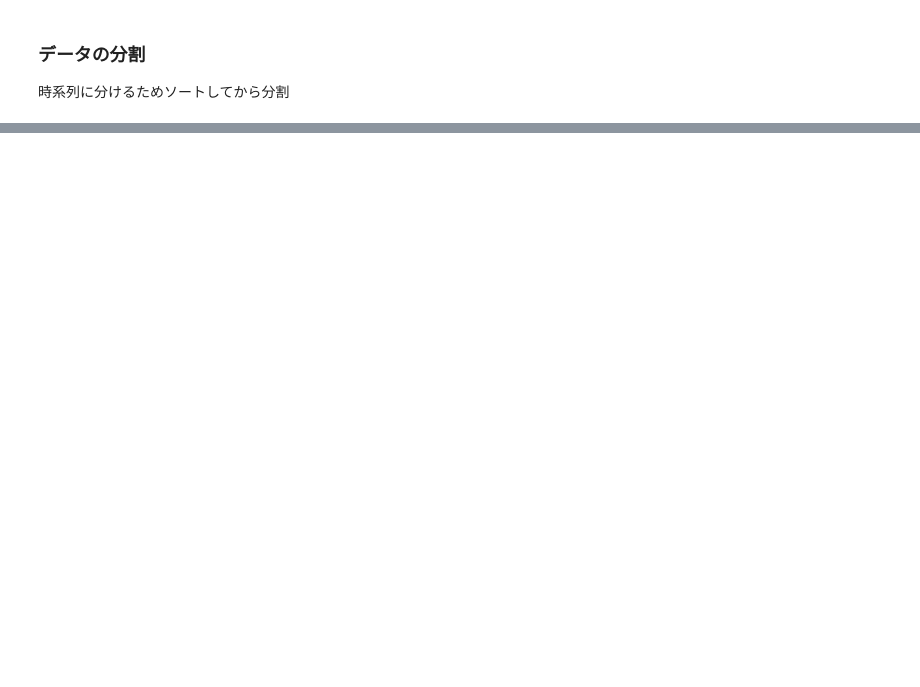
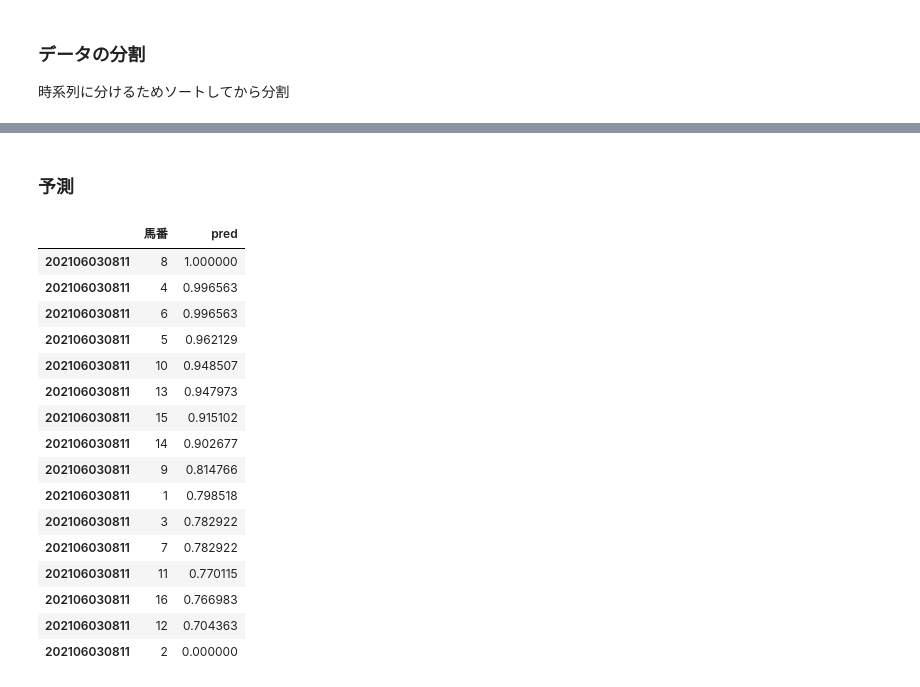
Before and after one commit to aritanaoya/Titanic_Kaggle, a Jupyter notebook: keibaAI.ipynb, the cells around one changed output, grey strips where cells are left out. Saved outputs shown, nothing was run; the diff lists cells and outputs as text; code cells hidden in the pictures; blank space fills up the shorter version.

```diff
--- a/keibaAI.ipynb
+++ b/keibaAI.ipynb
@@ -751,0 +1147,31 @@ train, test = split_data(r.data_c)
+# %% [markdown]
+### 予測
+# %%
+#馬が勝つ確率を予測
+X = st.data_c.drop(['date'], axis=1)
+pred = me.predict_proba(st.data_c.drop(['date'], axis=1))
+
+#予測結果を表に結合
+pred_table = st.data_c[['馬番']].copy()
+pred_table_add = st.data[['馬名','馬番']].copy
+pred_table['pred'] = pred
+#確率が高い順に出力
+pred_table.sort_values('pred', ascending=False)
+# %% [output]
+|  | 馬番 | pred |
+| 202106030811 | 8 | 1.000000 |
+| 202106030811 | 4 | 0.996563 |
+| 202106030811 | 6 | 0.996563 |
+| 202106030811 | 5 | 0.962129 |
+| 202106030811 | 10 | 0.948507 |
+| 202106030811 | 13 | 0.947973 |
+| 202106030811 | 15 | 0.915102 |
+| 202106030811 | 14 | 0.902677 |
+| 202106030811 | 9 | 0.814766 |
+| 202106030811 | 1 | 0.798518 |
+| 202106030811 | 3 | 0.782922 |
+| 202106030811 | 7 | 0.782922 |
+| 202106030811 | 11 | 0.770115 |
+| 202106030811 | 16 | 0.766983 |
+| 202106030811 | 12 | 0.704363 |
+| 202106030811 | 2 | 0.000000 |
```
Also changed, not shown: parts of 55 cells of this notebook.
